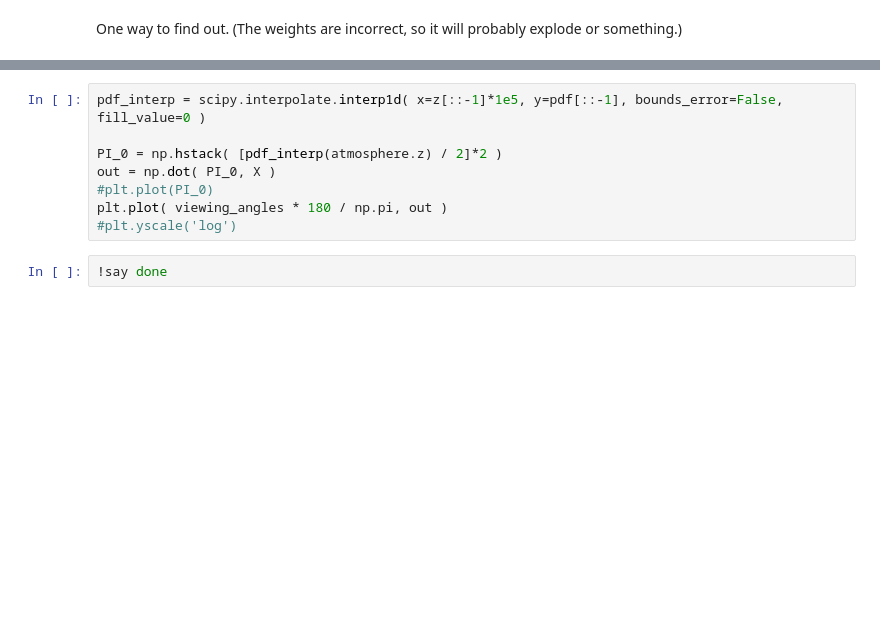
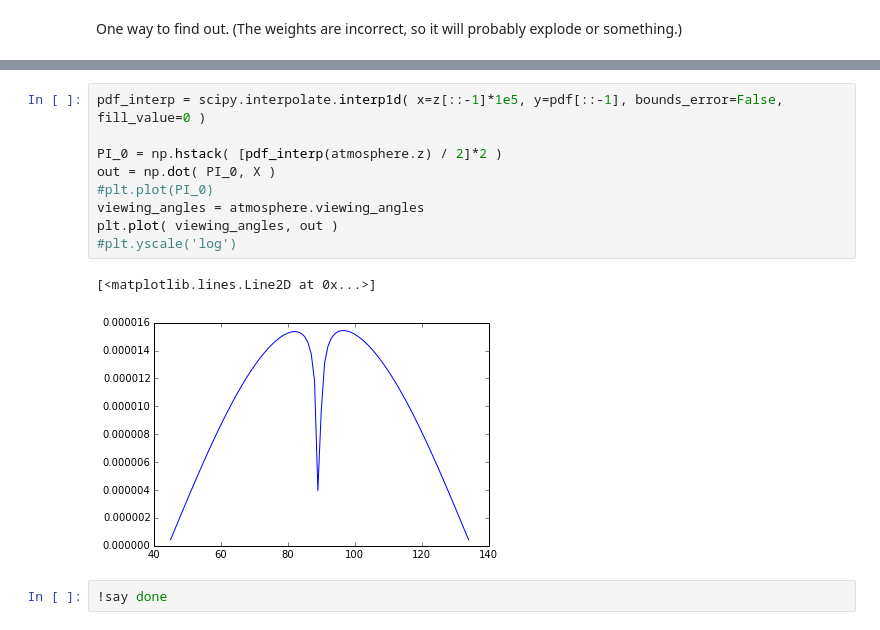
Before and after one commit to georgegeddes/mcrt, a Jupyter notebook: sightlines.ipynb, the cells around one changed output, grey strips where cells are left out. Cells and saved outputs as stored; diff of their text form; blank space fills up the shorter version.

```diff
--- a/sightlines.ipynb
+++ b/sightlines.ipynb
@@ -136,11 +147,15 @@ X.shape
 # %%
 pdf_interp = scipy.interpolate.interp1d( x=z[::-1]*1e5, y=pdf[::-1], bounds_error=False, fill_value=0 )
 
 PI_0 = np.hstack( [pdf_interp(atmosphere.z) / 2]*2 )
 out = np.dot( PI_0, X )
 #plt.plot(PI_0)
-plt.plot( viewing_angles * 180 / np.pi, out )
+viewing_angles = atmosphere.viewing_angles
+plt.plot( viewing_angles, out )
 #plt.yscale('log')
+# %% [output]
+[<matplotlib.lines.Line2D at 0x...>]
+[figure, added]
 # %%
 !say done
 # %%
```
Also changed, not shown: parts of 34 cells of this notebook, 3 other files.
